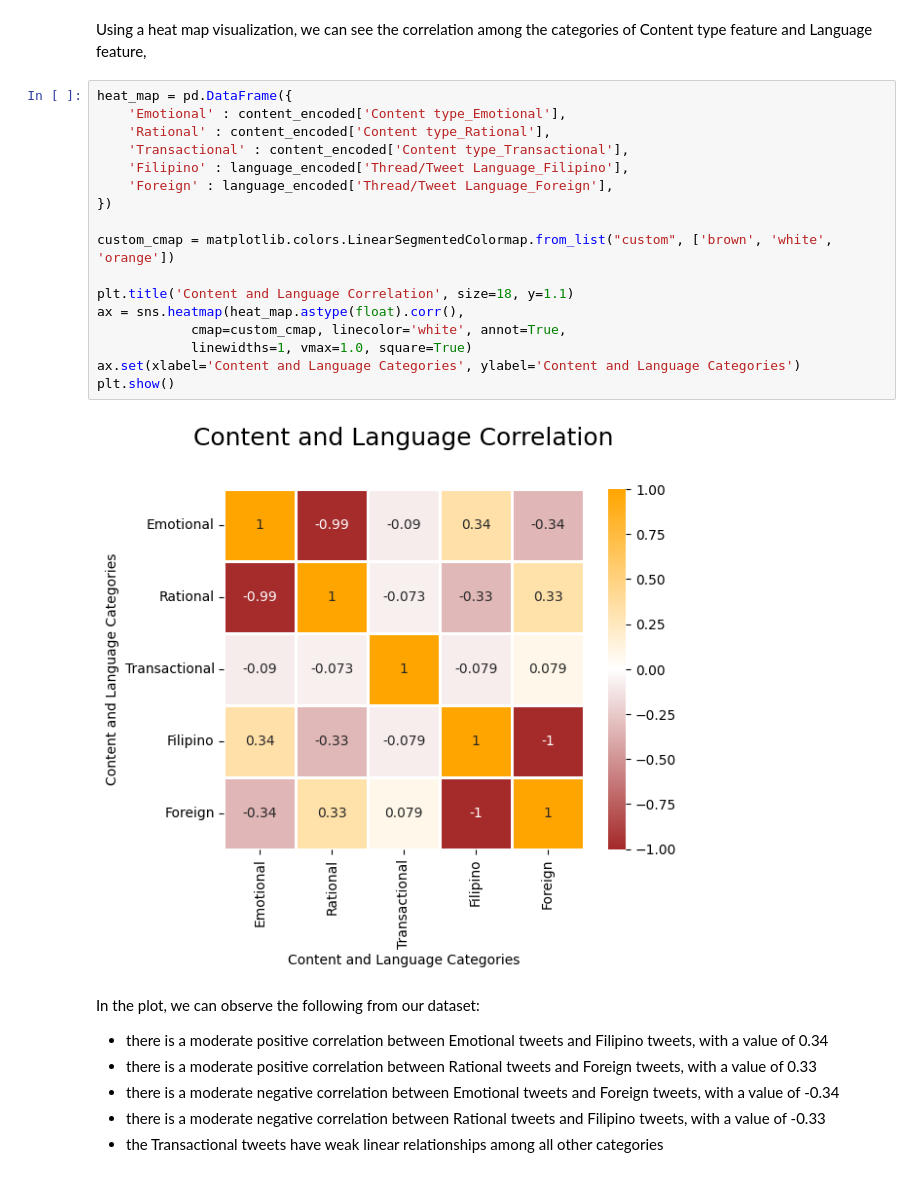
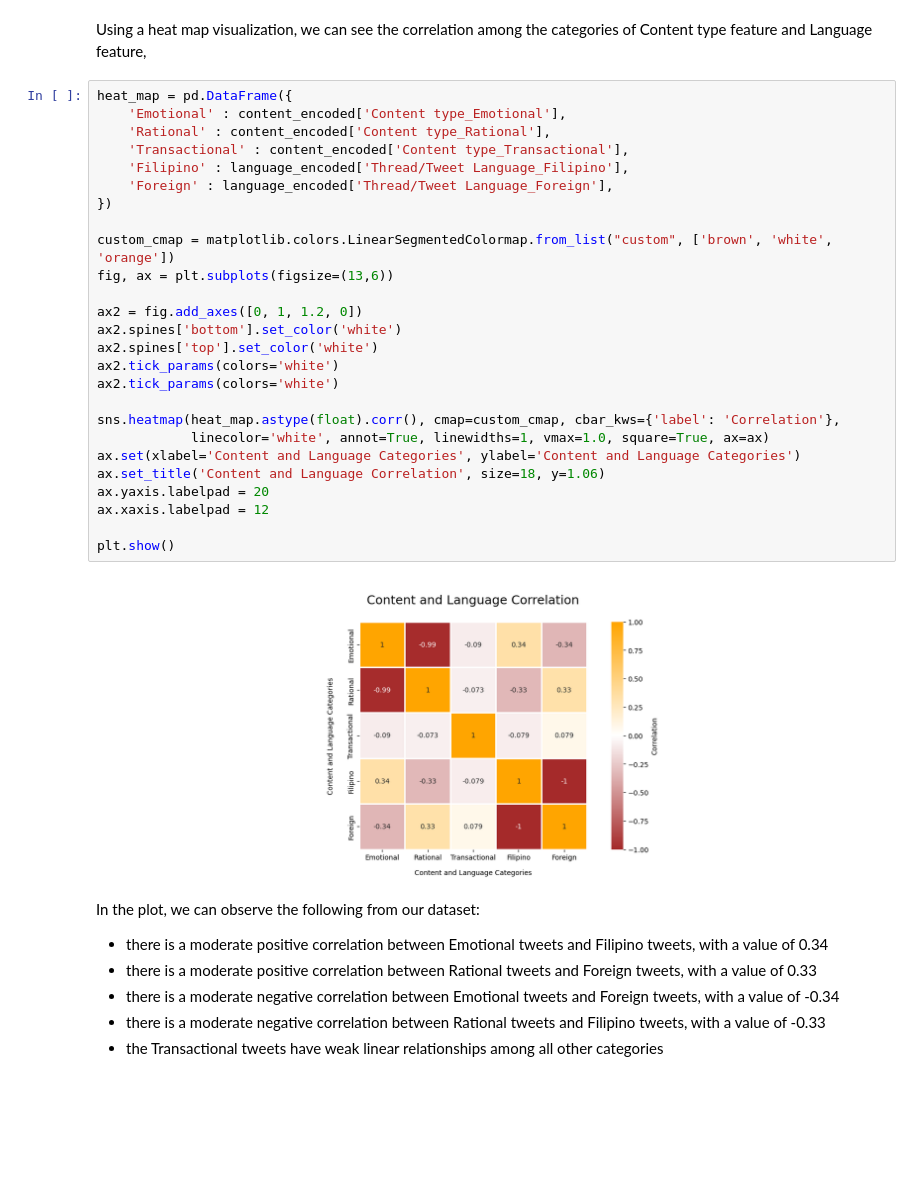
Before and after one commit to KituIco/cs132-g28-covid-vaccine-implants, a Jupyter notebook: misc/Data-Exploration-Encoding.ipynb, the cells around one changed output. Saved outputs shown, nothing was run; the diff lists cells and outputs as text; blank space fills up the shorter version.

Commit message:
feature correlation fixed

```diff
--- a/misc/Data-Exploration-Encoding.ipynb
+++ b/misc/Data-Exploration-Encoding.ipynb
@@ -274,22 +274,31 @@ Using a heat map visualization, we can see the correlation among the categories
 # %%
 heat_map = pd.DataFrame({
     'Emotional' : content_encoded['Content type_Emotional'],
     'Rational' : content_encoded['Content type_Rational'],
     'Transactional' : content_encoded['Content type_Transactional'],
     'Filipino' : language_encoded['Thread/Tweet Language_Filipino'],
     'Foreign' : language_encoded['Thread/Tweet Language_Foreign'],
 })
 
 custom_cmap = matplotlib.colors.LinearSegmentedColormap.from_list("custom", ['brown', 'white', 'orange'])
+fig, ax = plt.subplots(figsize=(13,6))
 
-plt.title('Content and Language Correlation', size=18, y=1.1)
-ax = sns.heatmap(heat_map.astype(float).corr(),
-            cmap=custom_cmap, linecolor='white', annot=True,
-            linewidths=1, vmax=1.0, square=True)
+ax2 = fig.add_axes([0, 1, 1.2, 0])
+ax2.spines['bottom'].set_color('white')
+ax2.spines['top'].set_color('white')
+ax2.tick_params(colors='white')
+ax2.tick_params(colors='white')
+
+sns.heatmap(heat_map.astype(float).corr(), cmap=custom_cmap, cbar_kws={'label': 'Correlation'},
+            linecolor='white', annot=True, linewidths=1, vmax=1.0, square=True, ax=ax)
 ax.set(xlabel='Content and Language Categories', ylabel='Content and Language Categories')
+ax.set_title('Content and Language Correlation', size=18, y=1.06)
+ax.yaxis.labelpad = 20
+ax.xaxis.labelpad = 12
+
 plt.show()
 # %% [output]
-[figure, old version]
+[figure, new version]
 # %% [markdown]
 In the plot, we can observe the following from our dataset:
 - there is a moderate positive correlation between Emotional tweets and Filipino tweets, with a value of 0.34
```
Also changed, not shown: 1 other file.
